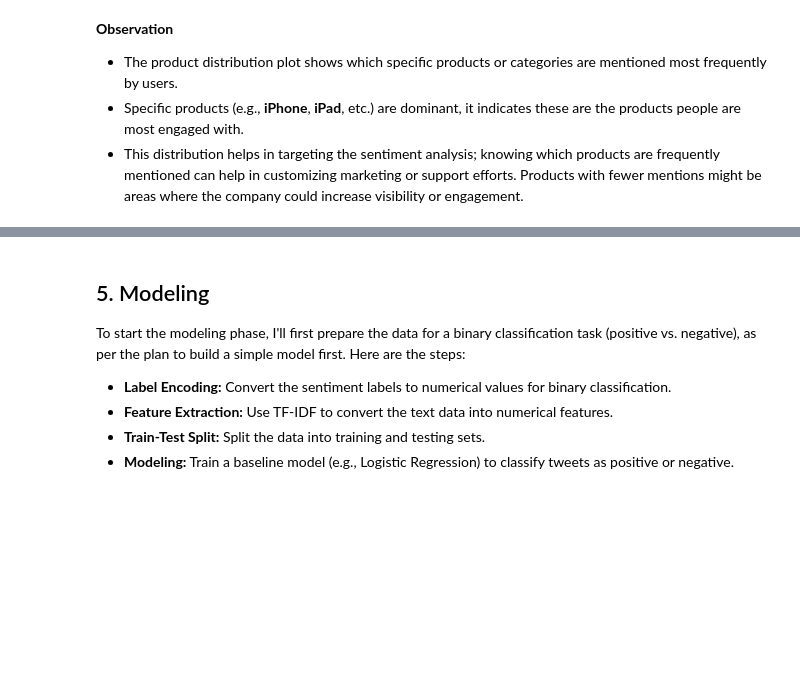
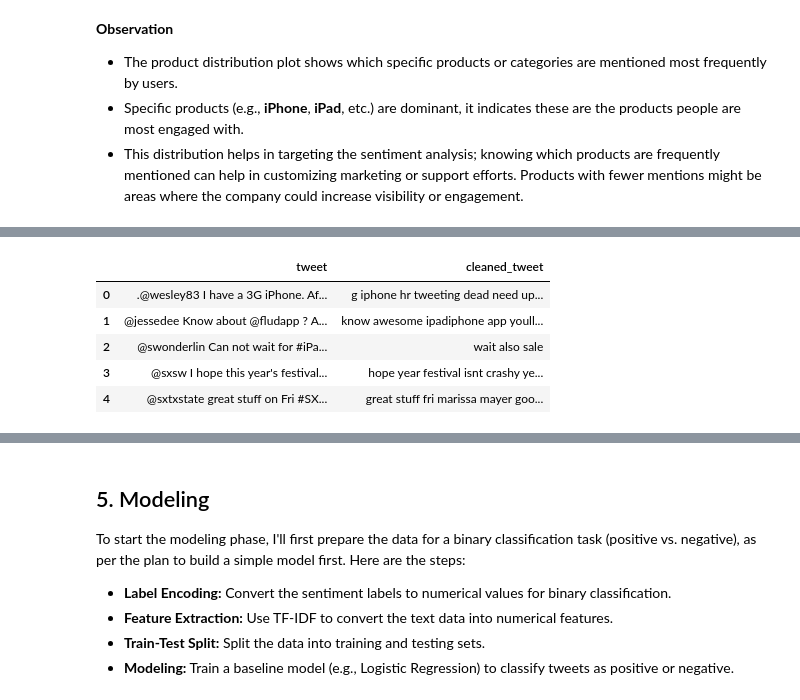
Before and after one commit to George-Chira/twitter-sentiment-analysis, a Jupyter notebook: notebooks/Leila.ipynb, the cells around one changed output, grey strips where cells are left out. Cells and saved outputs as stored; diff of their text form; code cells hidden in the pictures; blank space fills up the shorter version.

Commit message:
text preprocessing

```diff
--- a/notebooks/Leila.ipynb
+++ b/notebooks/Leila.ipynb
@@ -390,20 +352,0 @@ tweets_df_new[['tweet', 'cleaned_tweet']].head()
-# %%
-import re
-
-# Function to clean tweet text
-def clean_tweet_text(text):
-    # Remove URLs
-    text = re.sub(r"http\S+|www\S+|https\S+", '', text, flags=re.MULTILINE)
-    # Remove mentions
-    text = re.sub(r'@\w+', '', text)
-    # Remove special characters and numbers, keep only alphabets and basic punctuation
-    text = re.sub(r'[^a-zA-Z\s]', '', text)
-    # Convert to lowercase
-    text = text.lower()
-    return text
-
-# Apply the cleaning function to the tweet_text column
-df['cleaned_tweet_text'] = df['tweet_text'].apply(clean_tweet_text)
-
-# Display the first few cleaned tweet texts
-df[['tweet_text', 'cleaned_tweet_text']].head()
@@ -480,0 +353,55 @@ The `processed_tweet_text` column now contains tokenized tweets with stopwords r
+# %%
+# Re-import required libraries for text preprocessing and update the function as provided
+import re
+from nltk.corpus import stopwords
+from nltk.tokenize import word_tokenize
+from nltk.stem import WordNetLemmatizer
+import nltk
+import pandas as pd
+
+# Download required NLTK data
+nltk.download('punkt')
+nltk.download('stopwords')
+nltk.download('wordnet')
+
+# Define the optimized text cleaning and preprocessing function
+def clean_tweets(tweet_series):
+    # Handle non-string entries and convert to strings
+    def convert_to_string(x):
+        if pd.isna(x):  # Handle NaN values
+            return ""
+        return str(x)   # Convert everything else to string
+
+    tweets_strings = tweet_series.apply(convert_to_string)
+
+    # Convert to lowercase and remove URLs, mentions, hashtags, punctuation, numbers, and extra whitespace
+    tweets_lower = tweets_strings.str.lower()
+    tweets_no_urls = tweets_lower.apply(lambda x: re.sub(r'http\S+|www\S+|https\S+', '', x, flags=re.MULTILINE))
+    tweets_no_mentions = tweets_no_urls.apply(lambda x: re.sub(r'@\w+', '', x))
+    tweets_no_hashtags = tweets_no_mentions.apply(lambda x: re.sub(r'#\w+', '', x))
+    tweets_no_punct = tweets_no_hashtags.apply(lambda x: re.sub(r'[^\w\s]', '', x))
+    tweets_no_numbers = tweets_no_punct.apply(lambda x: re.sub(r'\d+', '', x))
+    tweets_clean = tweets_no_numbers.apply(lambda x: ' '.join(x.split()))
+
+    # Tokenization
+    tweets_tokenized = tweets_clean.apply(lambda x: word_tokenize(x) if x.strip() else [])
+
+    # Stopword removal
+    stop_words = set(stopwords.words('english'))
+    tweets_no_stopwords = tweets_tokenized.apply(lambda x: [word for word in x if word not in stop_words])
+
+    # Lemmatization
+    lemmatizer = WordNetLemmatizer()
+    tweets_lemmatized = tweets_no_stopwords.apply(lambda x: [lemmatizer.lemmatize(word) for word in x])
+
+    # Concatenate tokens back into sentences
+    tweets_final = tweets_lemmatized.apply(lambda x: ' '.join(x))
+
+    return tweets_final
+
+# Apply the updated function to preprocess the tweet data
+df['cleaned_tweet'] = clean_tweets(df['tweet'])
+
+# Display the first few rows to confirm the cleaning process
+df[['tweet', 'cleaned_tweet']].head()
+# %% [output]
@@ -480,0 +417,6 @@ The `processed_tweet_text` column now contains tokenized tweets with stopwords r
+|  | tweet | cleaned_tweet |
+| 0 | .@wesley83 I have a 3G iPhone. Af... | g iphone hr tweeting dead need up... |
+| 1 | @jessedee Know about @fludapp ? A... | know awesome ipadiphone app youll... |
+| 2 | @swonderlin Can not wait for #iPa... | wait also sale |
+| 3 | @sxsw I hope this year's festival... | hope year festival isnt crashy ye... |
+| 4 | @sxtxstate great stuff on Fri #SX... | great stuff fri marissa mayer goo... |
```
Also changed, not shown: parts of 12 cells of this notebook.
